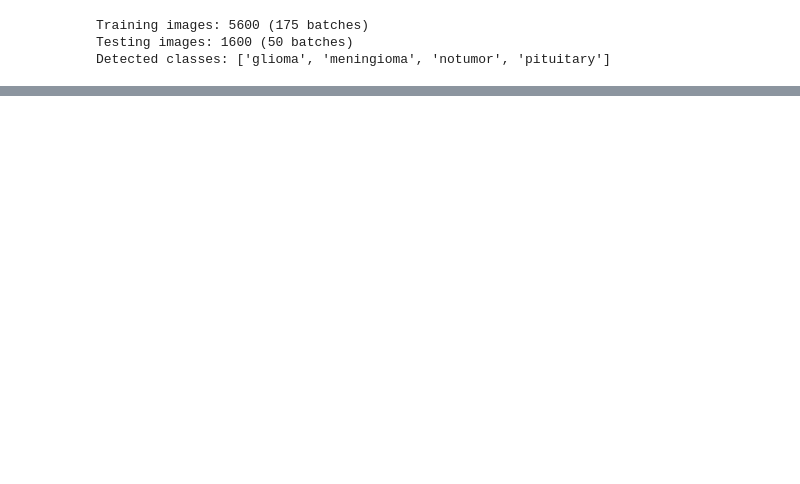
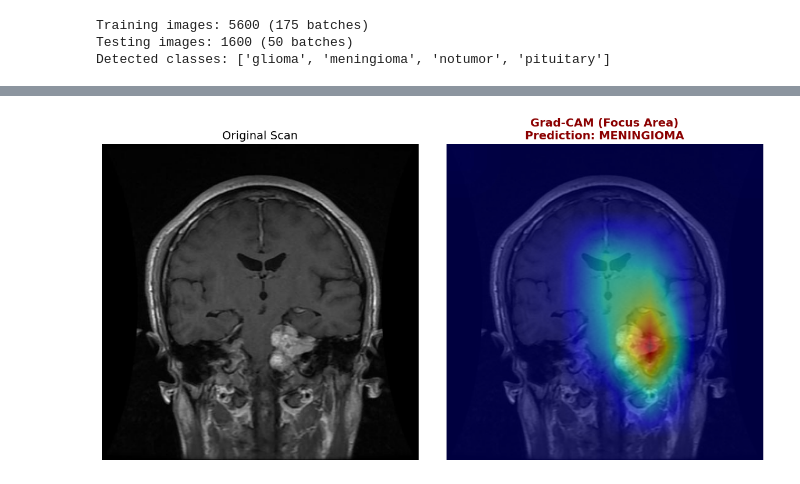
Before and after one commit to ykr1008/Brain-Tumor-Gradcam, a Jupyter notebook: notebooks/test.ipynb, the cells around one changed output, grey strips where cells are left out. Cells and saved outputs as stored; diff of their text form; code cells hidden in the pictures; blank space fills up the shorter version.

```diff
--- a/notebooks/test.ipynb
+++ b/notebooks/test.ipynb
@@ -248,0 +379,8 @@ plt.show()
+# %%
+# Use the same sample path you used for the basic prediction test!
+sample_path = '../dataset/Testing/meningioma/Te-me_291.jpg'
+
+# Run Grad-CAM
+generate_gradcam(sample_path, model, model.layer4[-1])
+# %% [output]
+[figure, added]
```
Also changed, not shown: parts of 8 cells of this notebook.
